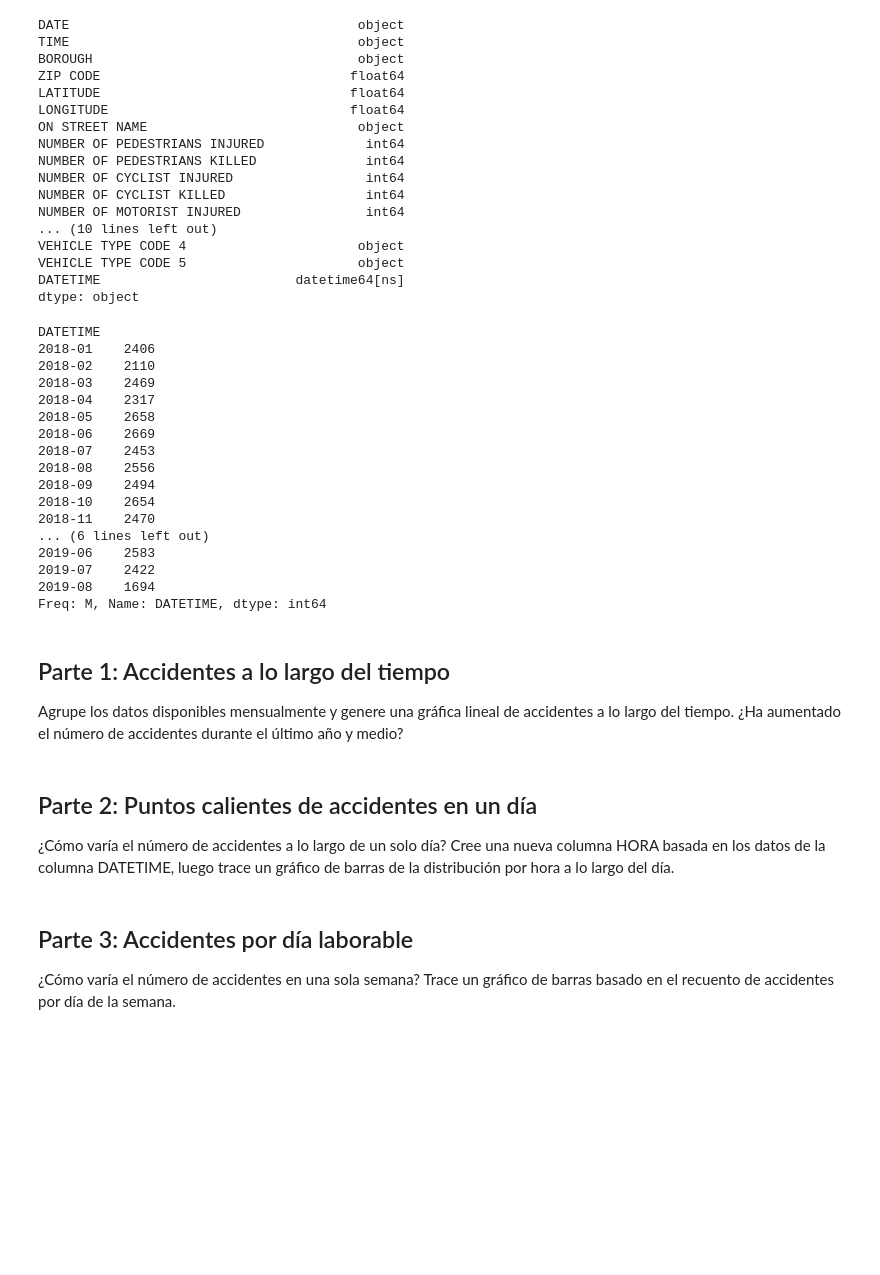
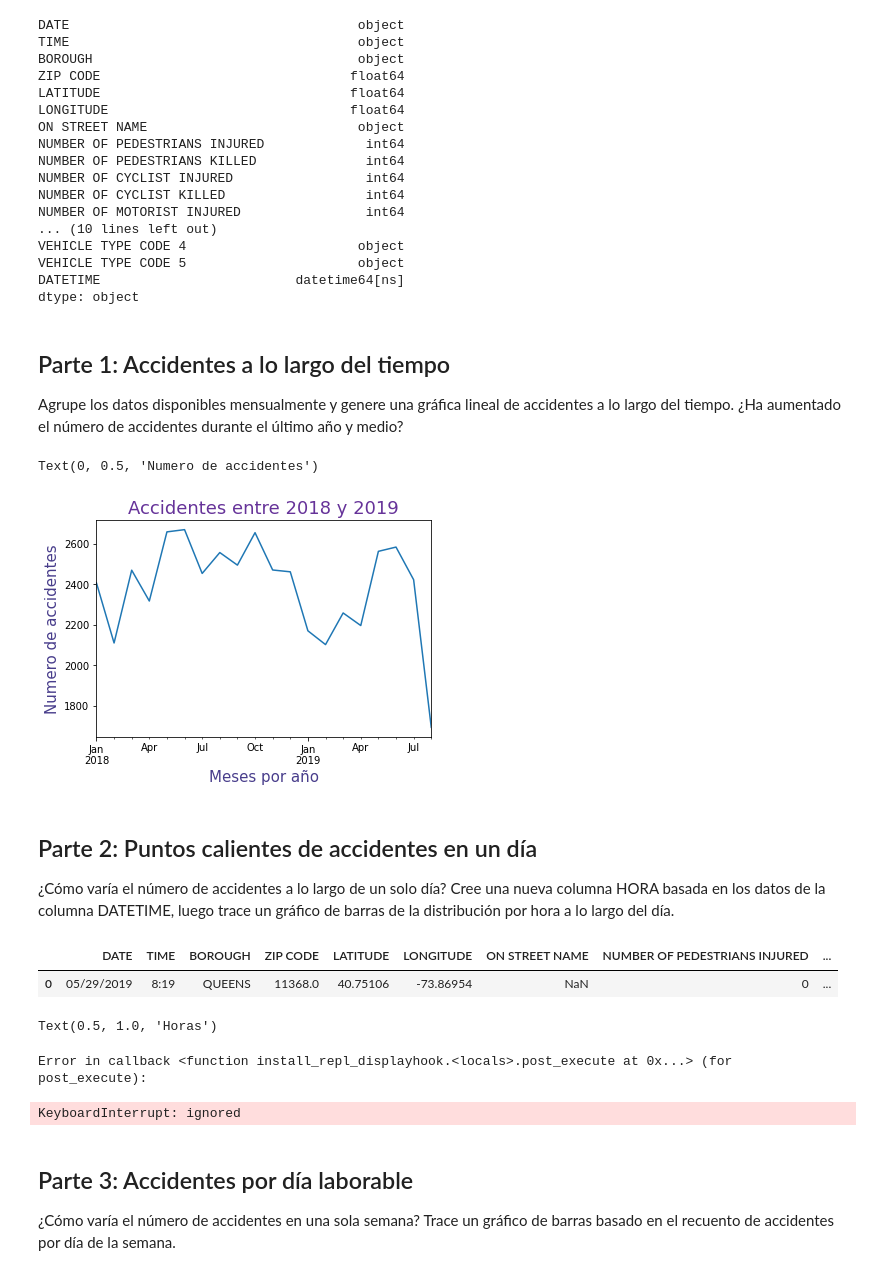
Before and after one commit to CarolinaGarcia19/Clase1, a Jupyter notebook: Taller_Semana_4.ipynb, the cells around one changed output. Cells and saved outputs as stored; diff of their text form; code cells hidden in the pictures; blank space fills up the shorter version.

```diff
--- a/Taller_Semana_4.ipynb
+++ b/Taller_Semana_4.ipynb
@@ -103,30 +103,18 @@ VEHICLE TYPE CODE 4                      object
 VEHICLE TYPE CODE 5                      object
 DATETIME                         datetime64[ns]
 dtype: object
-# %%
-df["DATETIME"].groupby(df.DATETIME.dt.to_period("M")).agg("count")
-# %% [output]
-DATETIME
-2018-01    2406
-2018-02    2110
-2018-03    2469
-2018-04    2317
-2018-05    2658
-2018-06    2669
-2018-07    2453
-2018-08    2556
-2018-09    2494
-2018-10    2654
-2018-11    2470
-... (6 lines left out)
-2019-06    2583
-2019-07    2422
-2019-08    1694
-Freq: M, Name: DATETIME, dtype: int64
 # %% [markdown]
 ## Parte 1: Accidentes a lo largo del tiempo
 
 Agrupe los datos disponibles mensualmente y genere una gráfica lineal de accidentes a lo largo del tiempo. ¿Ha aumentado el número de accidentes durante el último año y medio?
+# %%
+df["DATETIME"].groupby(df["DATETIME"].dt.to_period("M")).agg("count").plot()
+plt.title("Accidentes entre 2018 y 2019",fontsize=18,color="rebeccapurple")
+plt.xlabel("Meses por año",fontsize=15,color="darkslateblue")
+plt.ylabel("Numero de accidentes",fontsize=15,color="darkslateblue")
+# %% [output]
+Text(0, 0.5, 'Numero de accidentes')
+[figure, added]
 # %% [markdown]
 ## Parte 2: Puntos calientes de accidentes en un día
 
@@ -136,3 +122,16 @@ Agrupe los datos disponibles mensualmente y genere una gráfica lineal de accide
+# %%
+df["HOUR"]=df["DATETIME"].dt.hour
+df.head(1)
+# %% [output]
+|  | DATE | TIME | BOROUGH | ZIP CODE | LATITUDE | LONGITUDE | ON STREET NAME | NUMBER OF PEDESTRIANS INJURED | ... |
+| 0 | 05/29/2019 | 8:19 | QUEENS | 11368.0 | 40.75106 | -73.86954 | NaN | 0 | ... |
+# %%
+df["HOUR"].plot(kind="bar")
+plt.title("Horas")
+# %% [output]
+Text(0.5, 1.0, 'Horas')
+Error in callback <function install_repl_displayhook.<locals>.post_execute at 0x...> (for post_execute):
+KeyboardInterrupt: ignored
 # %% [markdown]
 ## Parte 3: Accidentes por día laborable
 
```
Also changed, not shown: parts of 2 cells of this notebook.
